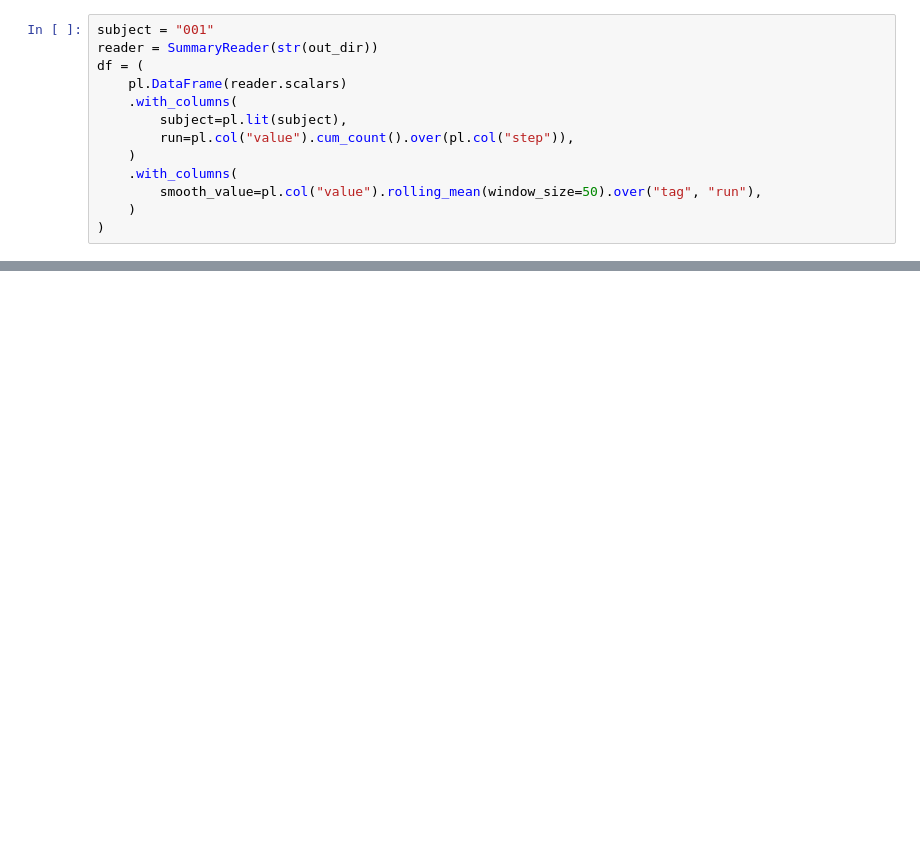
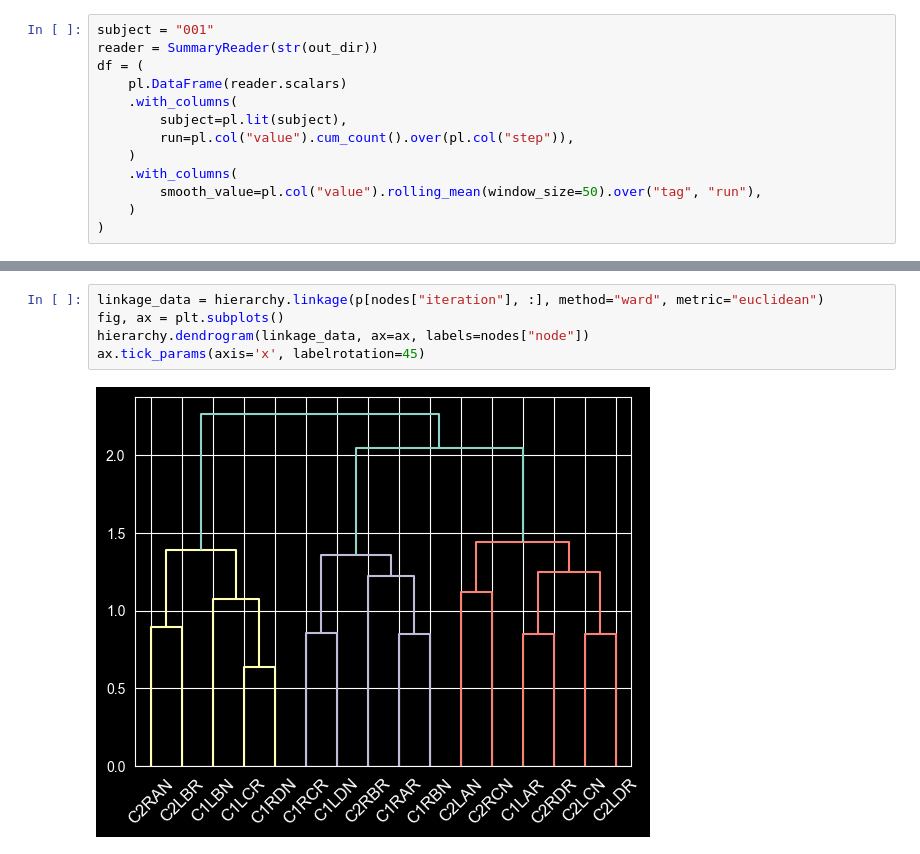
Before and after one commit to hamllab/torch_tem, a Jupyter notebook: jupyter/test_mckenzie.ipynb, the cells around one changed output, grey strips where cells are left out. Cells and saved outputs as stored; diff of their text form; blank space fills up the shorter version.

```diff
--- a/jupyter/test_mckenzie.ipynb
+++ b/jupyter/test_mckenzie.ipynb
@@ -149,0 +114,7 @@ g.set(ylabel="Structural accuracy")
+# %%
+linkage_data = hierarchy.linkage(p[nodes["iteration"], :], method="ward", metric="euclidean")
+fig, ax = plt.subplots()
+hierarchy.dendrogram(linkage_data, ax=ax, labels=nodes["node"])
+ax.tick_params(axis='x', labelrotation=45)
+# %% [output]
+[figure, added]
```
Also changed, not shown: parts of 17 cells of this notebook.
